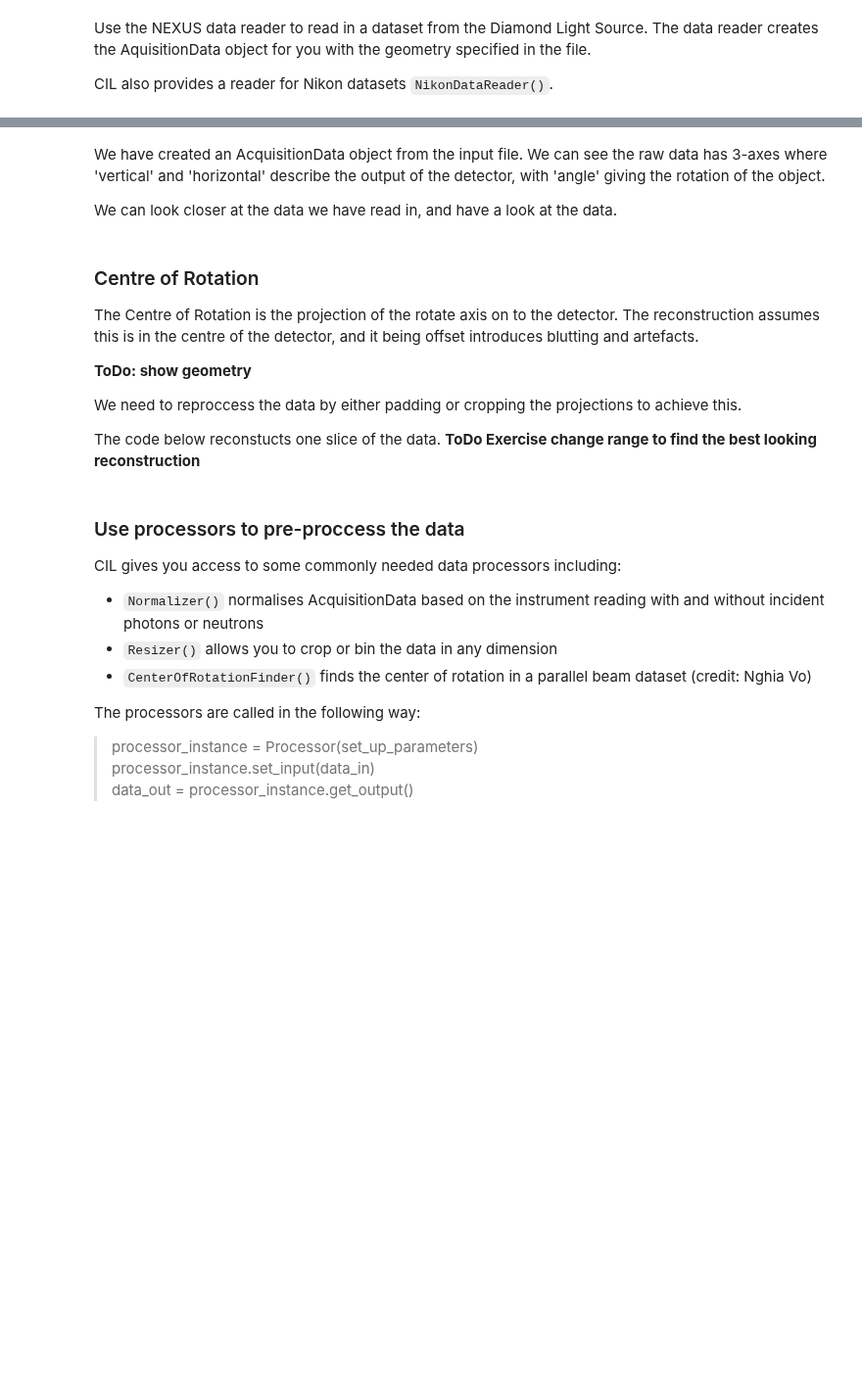
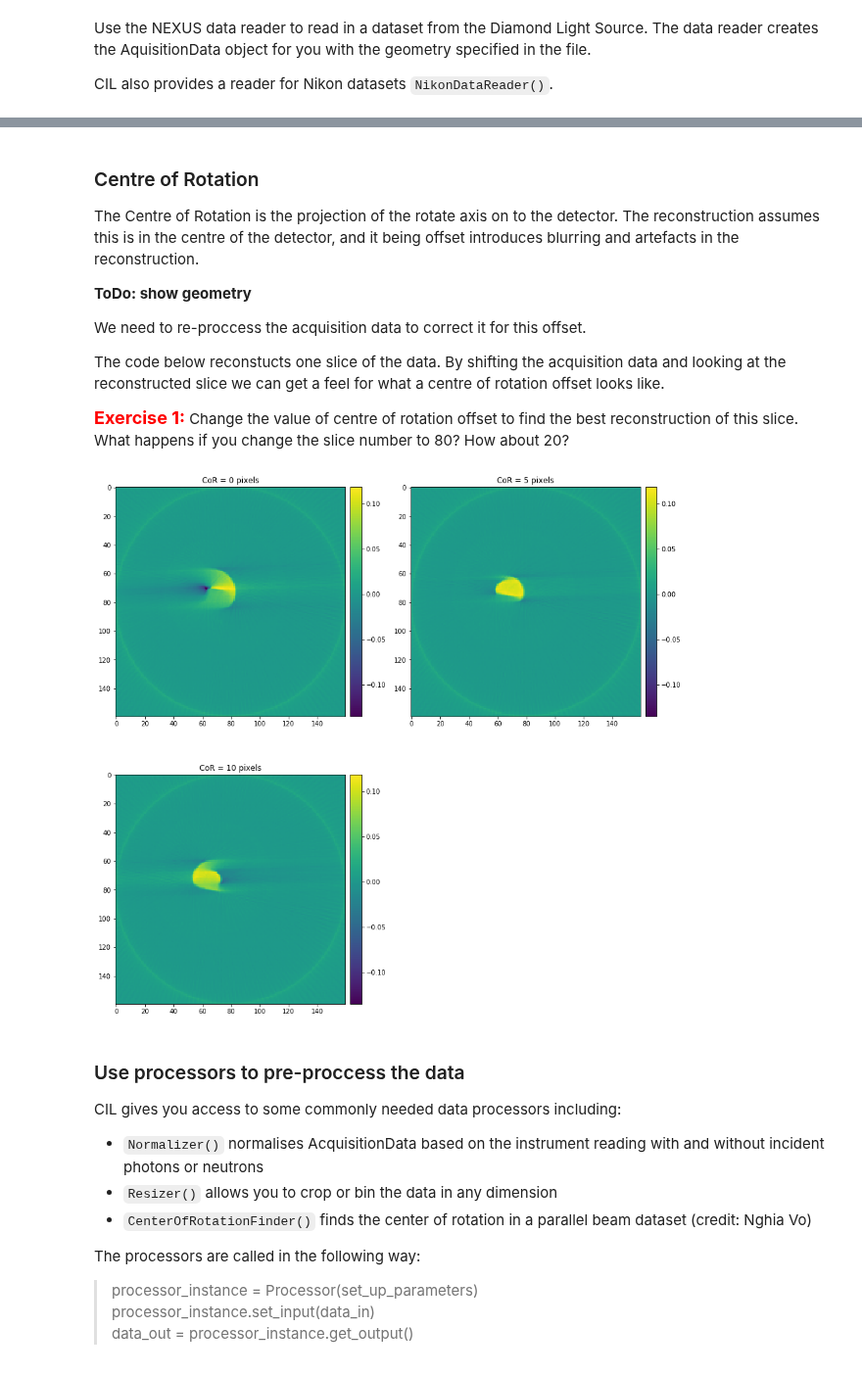
Before and after one commit to paskino/CIL-Demos, a Jupyter notebook: Notebooks/ex03_3D_diamond_dataset.ipynb, the cells around one changed output, grey strips where cells are left out. Shown at 98% size. Cells and saved outputs as stored; diff of their text form; code cells hidden in the pictures; blank space fills up the shorter version.

```diff
--- a/Notebooks/ex03_3D_diamond_dataset.ipynb
+++ b/Notebooks/ex03_3D_diamond_dataset.ipynb
@@ -82,4 +96,0 @@ print(data)
-# %% [markdown]
-We have created an AcquisitionData object from the input file. We can see the raw data has 3-axes where 'vertical' and 'horizontal' describe the output of the detector, with 'angle' giving the rotation of the object.
-
-We can look closer at the data we have read in, and have a look at the data.
@@ -90,47 +97,56 @@ islicer(data, direction=0, minmax=(0,3))
 # %% [markdown]
 ### Centre of Rotation
 
-The Centre of Rotation is the projection of the rotate axis on to the detector. The reconstruction assumes this is in the centre of the detector, and it being offset introduces blutting and artefacts.
+The Centre of Rotation is the projection of the rotate axis on to the detector. The reconstruction assumes this is in the centre of the detector, and it being offset introduces blurring and artefacts in the reconstruction.
 
 **ToDo: show geometry**
 
-We need to reproccess the data by either padding or cropping the projections to achieve this.
+We need to re-proccess the acquisition data to correct it for this offset.
 
-The code below reconstucts one slice of the data. **ToDo Exercise change range to find the best looking reconstruction**
+The code below reconstucts one slice of the data. By shifting the acquisition data and looking at the reconstructed slice we can get a feel for what a centre of rotation offset looks like.
+
+<span style="color:red;font-size:larger">**Exercise 1:**</span> Change the value of centre of rotation offset to find the best reconstruction of this slice. What happens if you change the slice number to 80? How about 20?
 # %%
+#create empty lists containers for the output
 title = []
 results = []
 
-slice_num = 68
-data_transposed =  data.subset(dimensions=['vertical','angle','horizontal']).subset(vertical=slice_num)
-data_transposed.geometry.angles = data.geometry.angles * np.pi /180.
+#pick a slice to reconstruct
+slice_num = 67
+
+#create a new dataset that is just single slice of the data
+data_slice =  data.subset(vertical=slice_num)
+
+#convert the angles from degrees to radians for ASTRA
+data_slice.geometry.angles = data.geometry.angles * np.pi /180.
 
 # Create Acquisition Geometry
-ag = data_transposed.geometry.clone()
+ag = data_slice.geometry.clone()
 
 # Create Image Geometry
-ig = ImageGeometry(voxel_num_x=ag.pixel_num_h,
-                   voxel_num_y=ag.pixel_num_h,
-                   voxel_num_z= 1 )
+ig = ImageGeometry(voxel_num_x=ag.pixel_num_h, voxel_num_y=ag.pixel_num_h )
 
-start = 4
-step = 1
+#pick some values of Centre of rotation offset to compare
+offset_list = [0,5,10]
 
-for n in range(0,6):
-    shift = start + n * step
-    data_cor = ag.allocate()
+for shift in offset_list:
 
-    scipy.ndimage.interpolation.shift(data_transposed.as_array(), (0,-shift), output = data_cor.as_array(), order=1,mode='nearest')
+    #translate the acquisition data
+    data_shifted = ag.allocate()
+    scipy.ndimage.interpolation.shift(data_slice.as_array(), (0,-shift), output = data_shifted.as_array(), order=1,mode='nearest')
 
-    #Initialise the processor
+    #Perform a fast reconstruction of the slice using FBP
     fbp = FBP(ig, ag, device='gpu')
-    fbp.set_input(data_cor)
+    fbp.set_input(data_shifted)
     FBP_output = fbp.get_output()
 
     title.append("CoR = %s pixels" % shift)
     results.append(FBP_output.as_array()[:,:])
 
+#plot the results
 plotter2D(results,title,fix_range=True)
+# %% [output]
+[figure, added]
 # %% [markdown]
 ### Use processors to pre-proccess the data
 
```
Also changed, not shown: parts of 63 cells of this notebook.
